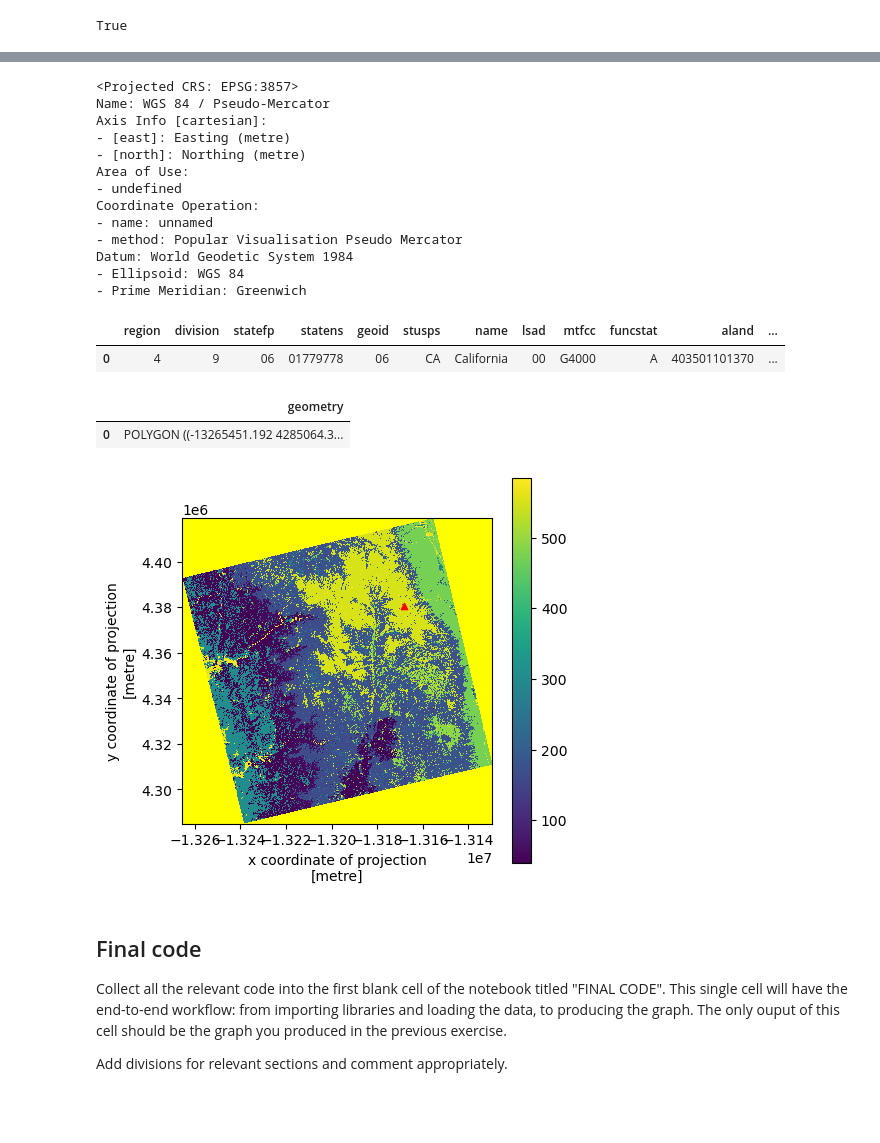
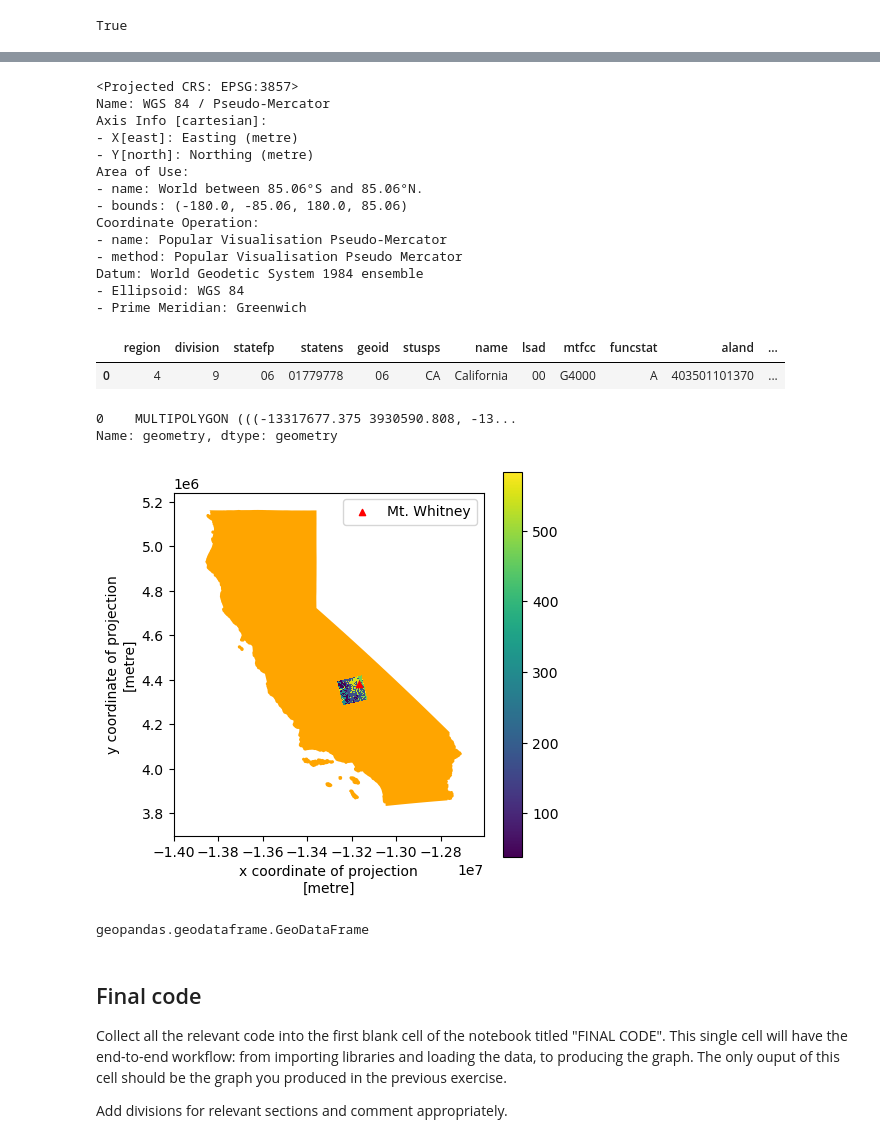
Before and after one commit to floraham/eds220-hwk-4, a Jupyter notebook: hwk4-task1-whitney-map.ipynb, the cells around one changed output, grey strips where cells are left out. Saved outputs shown, nothing was run; the diff lists cells and outputs as text; code cells hidden in the pictures; blank space fills up the shorter version.

Commit message:
made a map but bbox still unsolved + legend unsolved

```diff
--- a/hwk4-task1-whitney-map.ipynb
+++ b/hwk4-task1-whitney-map.ipynb
@@ -231,19 +272,20 @@ Datum: World Geodetic System 1984 ensemble
 - Ellipsoid: WGS 84
 - Prime Meridian: Greenwich
 # %%
-bbox.crs
+bbox_transformed.crs
 # %% [output]
 <Projected CRS: EPSG:3857>
 Name: WGS 84 / Pseudo-Mercator
 Axis Info [cartesian]:
-- [east]: Easting (metre)
-- [north]: Northing (metre)
+- X[east]: Easting (metre)
+- Y[north]: Northing (metre)
 Area of Use:
-- undefined
+- name: World between 85.06°S and 85.06°N.
+- bounds: (-180.0, -85.06, 180.0, 85.06)
 Coordinate Operation:
-- name: unnamed
+- name: Popular Visualisation Pseudo-Mercator
 - method: Popular Visualisation Pseudo Mercator
-Datum: World Geodetic System 1984
+Datum: World Geodetic System 1984 ensemble
 - Ellipsoid: WGS 84
 - Prime Meridian: Greenwich
 # %%
@@ -252,25 +294,31 @@ ca
 |  | region | division | statefp | statens | geoid | stusps | name | lsad | mtfcc | funcstat | aland | ... |
 | 0 | 4 | 9 | 06 | 01779778 | 06 | CA | California | 00 | G4000 | A | 403501101370 | ... |
 # %%
-bbox
+print(ca.geometry)
 # %% [output]
-|  | geometry |
-| 0 | POLYGON ((-13265451.192 4285064.3... |
+0    MULTIPOLYGON (((-13317677.375 3930590.808, -13...
+Name: geometry, dtype: geometry
 # %%
 # your code here
 
 fig, ax = plt.subplots(figsize = (5,5))
 
-#lulc.plot(ax=ax)
-ca.plot(ax=ax, color = 'yellow')
-lulc.plot(ax=ax)
-#bbox.plot(ax=ax, color = 'blue')
+ca.plot(ax=ax, color = 'orange', marker = "s", legend = True, label='CA Layer')
+lulc.plot(ax=ax, label = 'lulc tile')
+mt_whitney.plot(ax=ax, color='red', markersize=20, marker="^", legend = True, label='Mt. Whitney')
 
-mt_whitney.plot(ax=ax, color='red', markersize=20, marker="^")
+# Adjust x-axis and y-axis ranges
+plt.xlim(-14000000, -12607677.375)  # Set x-axis range
+plt.ylim(3700000, 5240590.808)  # Set y-axis range
 
+plt.legend()
 plt.show()
 # %% [output]
-[figure, old version]
+[figure, new version]
+# %%
+type(ca)
+# %% [output]
+geopandas.geodataframe.GeoDataFrame
 # %% [markdown]
 ## Final code
 Collect all the relevant code into the first blank cell of the notebook titled "FINAL CODE". This single cell will have the end-to-end workflow: from importing libraries and loading the data, to producing the graph. The only ouput of this cell should be the graph you produced in the previous exercise.
```
Also changed, not shown: parts of 11 cells of this notebook.
